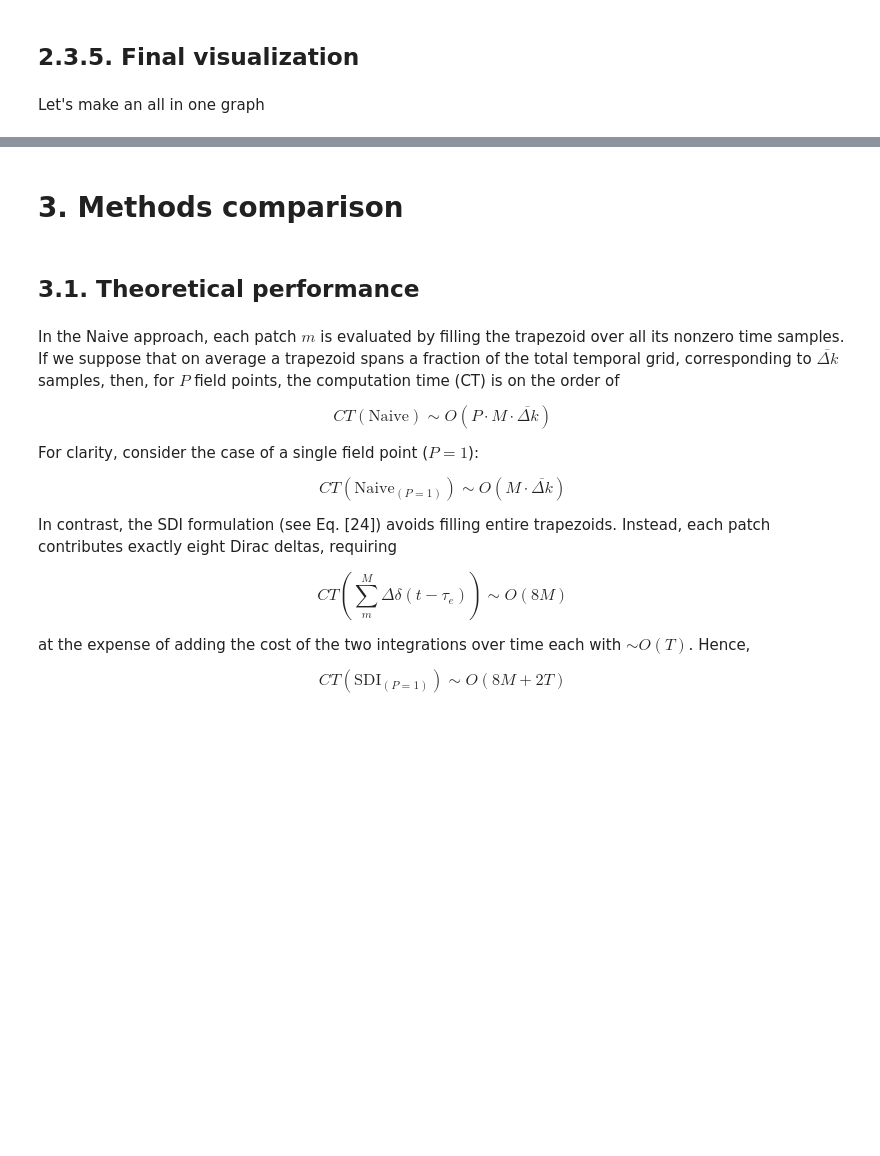
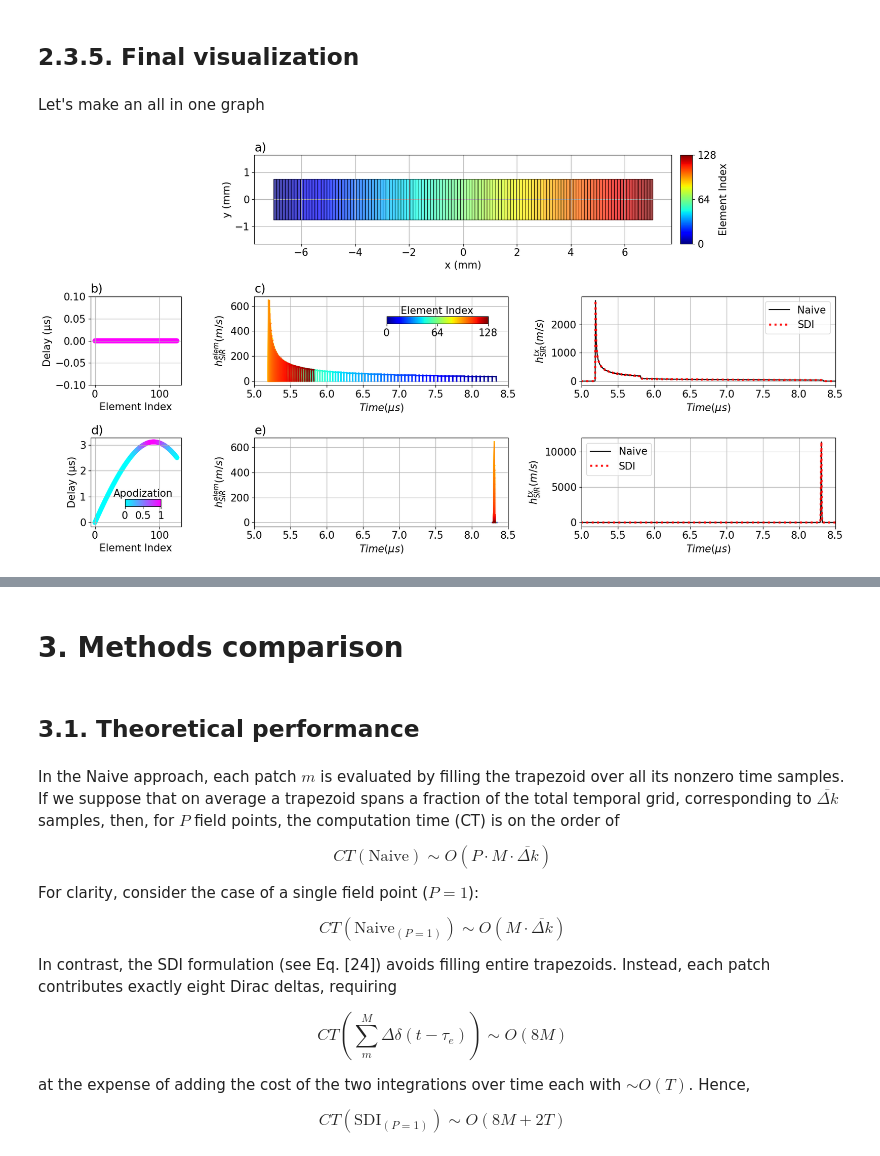
Before and after one commit to EstebanRivera08/eSDIva, a Jupyter notebook: tutorials/Tutorial_SDI.ipynb, the cells around one changed output, grey strips where cells are left out. Saved outputs shown, nothing was run; the diff lists cells and outputs as text; code cells hidden in the pictures; blank space fills up the shorter version.

```diff
--- a/tutorials/Tutorial_SDI.ipynb
+++ b/tutorials/Tutorial_SDI.ipynb
@@ -783,4 +825,72 @@ def plot_delays_colored_with_apodization(delays, apodization, *, ax=None, title=
         cbar.ax.xaxis.set_ticks_position('bottom')
     if flag_return_ax:
         return ax
+# %%
+# Use matplotlib.gridspec to span plots across multiple columns
+import matplotlib.gridspec as gridspec
+
+# plt.style.use("seaborn-v0_8")
+plt.rcParams.update({"font.size": 15})
+plt.rcParams["font.weight"] = "normal"
+
+fig = plt.figure(figsize=(17, 9))
+gs = gridspec.GridSpec(3, 5, figure=fig)
+
+# a) Transducer elements plane (span 3 columns)
+ax_a = fig.add_subplot(gs[0, 1:4])
+plot_transducer_elements_plane(centers, element_width_mm, element_height_mm, ax=ax_a, title='a)', xlim = (-8, 8), ylim = (-1.1,1.1), add_cbar = True)
+
+# b) Delays/apodization (no apod/delay), span 1 column
+ax_b = fig.add_subplot(gs[1, 0])
+plot_delays_colored_with_apodization(delay_zeros, apod_zeros, ax=ax_b, title='b)', add_cbar = False)
+ax_b.set_ylim([-0.1, 0.1])
+
+# c) SIR events (no apod/delay), span 2 columns
+ax_c = fig.add_subplot(gs[1, 1:3])
+plot_SIR_events(events_wo_apod_delays, sub_y, ax=ax_c, title='c)', cmap=cmap)
+ax_c.set_xlim([5, 8.5])
+# ax_c.set_yscale('log')
+# ax_c.set_ylim([10, h1_sdi.max()*1.05])
+ax_c.grid('minor')
+
+
+# d) SIR tx (no apod/delay), span 2 columns
+ax_d = fig.add_subplot(gs[1, 3:5])
+plot_SIR_tx(time_grid, h1_naive, ax=ax_d, color='k', lw=1.5, label='Naive', linestyle='solid')
+plot_SIR_tx(time_grid, h1_sdi, ax=ax_d, color='red', lw=3, label='SDI', linestyle='dotted', title='')
+ax_d.set_xlim([5, 8.5])
+# ax_d.set_yscale('log')
+# ax_d.set_ylim([10, h1_sdi.max()*1.05])
+ax_d.legend()
+
+# e) Delays/apodization (focus)
+ax_e = fig.add_subplot(gs[2, 0])
+plot_delays_colored_with_apodization(delay_focus, apod_focus, ax=ax_e, title='d)')
+
+
+# f) SIR events (with apod/delay), span 2 columns
+ax_f = fig.add_subplot(gs[2, 1:3])
+plot_SIR_events(events_w_apod_delays, sub_y, ax=ax_f, title='e)', cmap=cmap, add_cbar= False)
+ax_f.set_xlim([5, 8.5])
+#ax_f.set_xlim([8.2, 8.4])
+# ax_f.set_yscale('log')
+ax_f.grid('minor')
+
+
+# g) SIR tx (with apod/delay), span 2 columns
+ax_g = fig.add_subplot(gs[2, 3:5])
+plot_SIR_tx(time_grid, h2_naive, ax=ax_g, color='k', lw=1.5, label='Naive', linestyle='solid')
+plot_SIR_tx(time_grid, h2_sdi, ax=ax_g, color='red', lw=3, label='SDI', linestyle='dotted', title='')
+ax_g.set_xlim([5, 8.5])
+#ax_g.set_xlim([8.2, 8.4])
+# ax_g.set_yscale('log')
+# ax_g.set_ylim([10, h2_sdi.max()*1.05])
+ax_g.legend()
+
+
+plt.tight_layout()
+
+#fig.savefig("element_and_tx_SIR_w_naive_SDI_v2.svg")
+# %% [output]
+[figure, added]
 # %%
```
Also changed, not shown: parts of 11 cells of this notebook, 18 other files.
